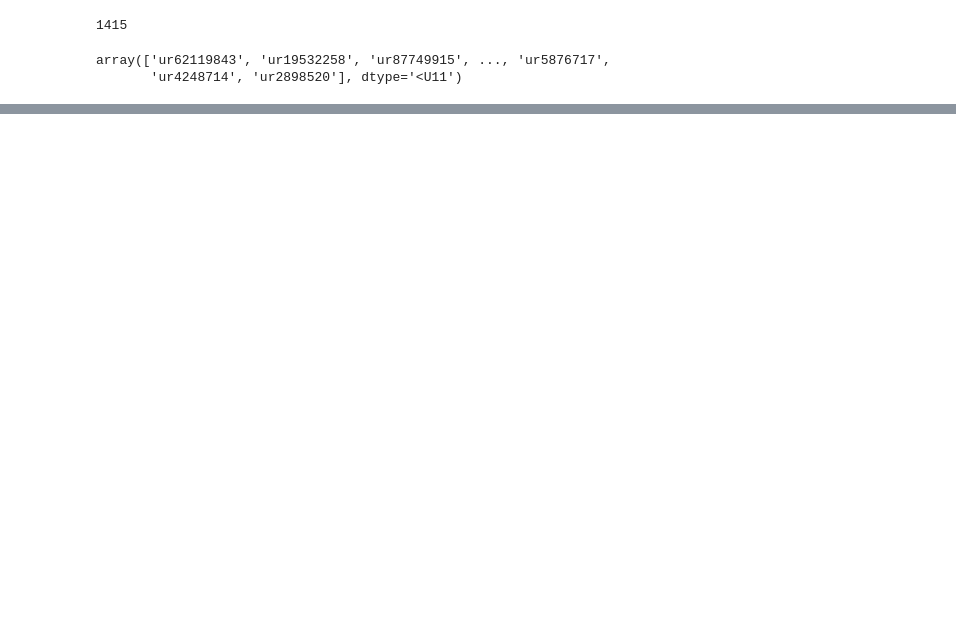
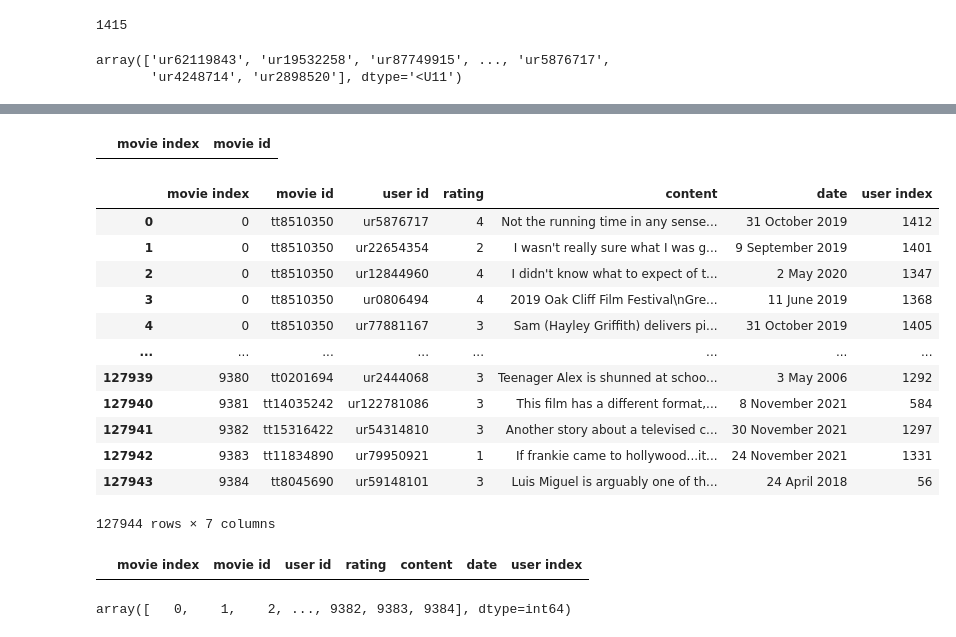
Before and after one commit to JJLEE-20194099/imdb, a Jupyter notebook: eliminating_users_little_interactions.ipynb, the cells around one changed output, grey strips where cells are left out. Drawn from its saved outputs; the diff is of its cells as text; code cells hidden in the pictures; blank space fills up the shorter version.

```diff
--- a/eliminating_users_little_interactions.ipynb
+++ b/eliminating_users_little_interactions.ipynb
@@ -147,0 +162,2 @@ remaining_ratings_df
+# %%
+movie_ids = remaining_ratings_df['movie id'].value_counts().index.tolist()
@@ -147,0 +188,5 @@ remaining_ratings_df
+# %%
+movie_ids_df = pd.DataFrame(columns=['movie index', 'movie id'])
+movie_ids_df['movie index'] = range(len(movie_ids))
+movie_ids_df['movie id'] = movie_ids
+movie_ids_df
@@ -147,0 +207,29 @@ remaining_ratings_df
+# %%
+movie_ids_df[movie_ids_df['movie index'] == 9611]
+# %% [output]
+|  | movie index | movie id |
+# %%
+merged_movie_ids_and_ratings = pd.merge(movie_ids_df, remaining_ratings_df, how='inner', left_on='movie id', right_on='movie id')
+merged_movie_ids_and_ratings
+# %% [output]
+|  | movie index | movie id | user id | rating | content | date | user index |
+| 0 | 0 | tt8510350 | ur5876717 | 4 | Not the running time in any sense... | 31 October 2019 | 1412 |
+| 1 | 0 | tt8510350 | ur22654354 | 2 | I wasn't really sure what I was g... | 9 September 2019 | 1401 |
+| 2 | 0 | tt8510350 | ur12844960 | 4 | I didn't know what to expect of t... | 2 May 2020 | 1347 |
+| 3 | 0 | tt8510350 | ur0806494 | 4 | 2019 Oak Cliff Film Festival\nGre... | 11 June 2019 | 1368 |
+| 4 | 0 | tt8510350 | ur77881167 | 3 | Sam (Hayley Griffith) delivers pi... | 31 October 2019 | 1405 |
+| ... | ... | ... | ... | ... | ... | ... | ... |
+| 127939 | 9380 | tt0201694 | ur2444068 | 3 | Teenager Alex is shunned at schoo... | 3 May 2006 | 1292 |
+| 127940 | 9381 | tt14035242 | ur122781086 | 3 | This film has a different format,... | 8 November 2021 | 584 |
+| 127941 | 9382 | tt15316422 | ur54314810 | 3 | Another story about a televised c... | 30 November 2021 | 1297 |
+| 127942 | 9383 | tt11834890 | ur79950921 | 1 | If frankie came to hollywood...it... | 24 November 2021 | 1331 |
+| 127943 | 9384 | tt8045690 | ur59148101 | 3 | Luis Miguel is arguably one of th... | 24 April 2018 | 56 |
+127944 rows × 7 columns
+# %%
+merged_movie_ids_and_ratings[merged_movie_ids_and_ratings['movie id'] == 'tt3039472']
+# %% [output]
+|  | movie index | movie id | user id | rating | content | date | user index |
+# %%
+merged_movie_ids_and_ratings['movie index'].unique()
+# %% [output]
+array([   0,    1,    2, ..., 9382, 9383, 9384], dtype=int64)
```
Also changed, not shown: parts of 13 cells of this notebook.
